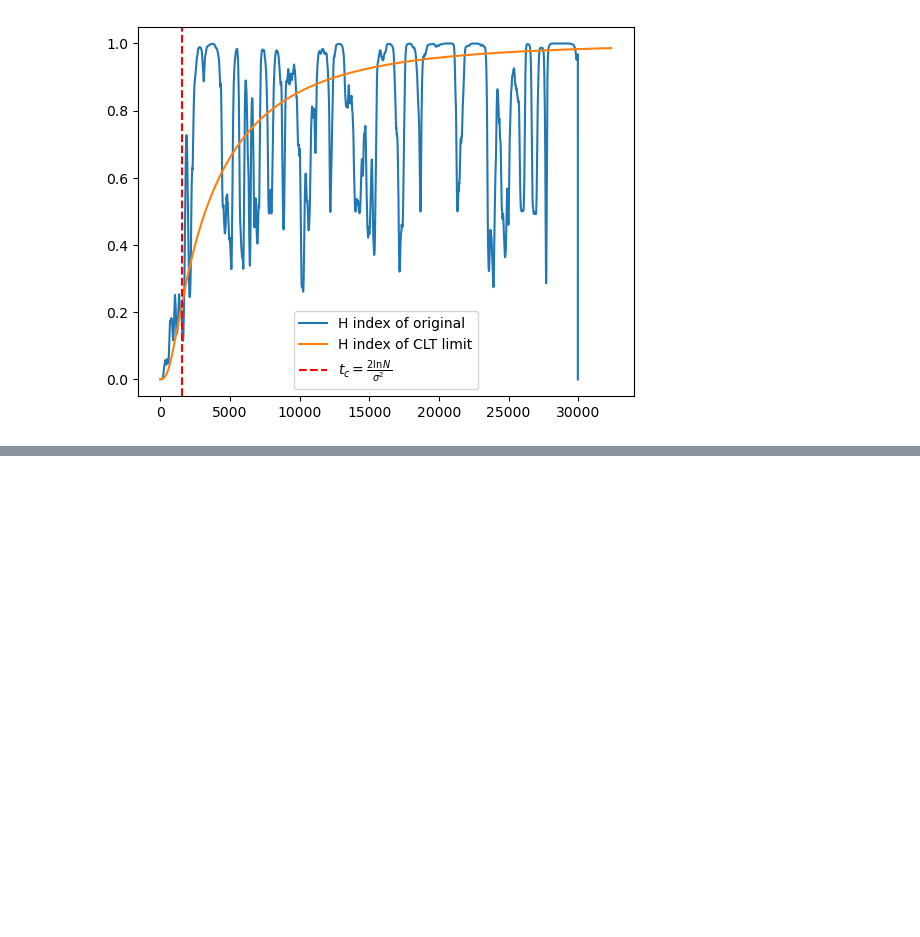
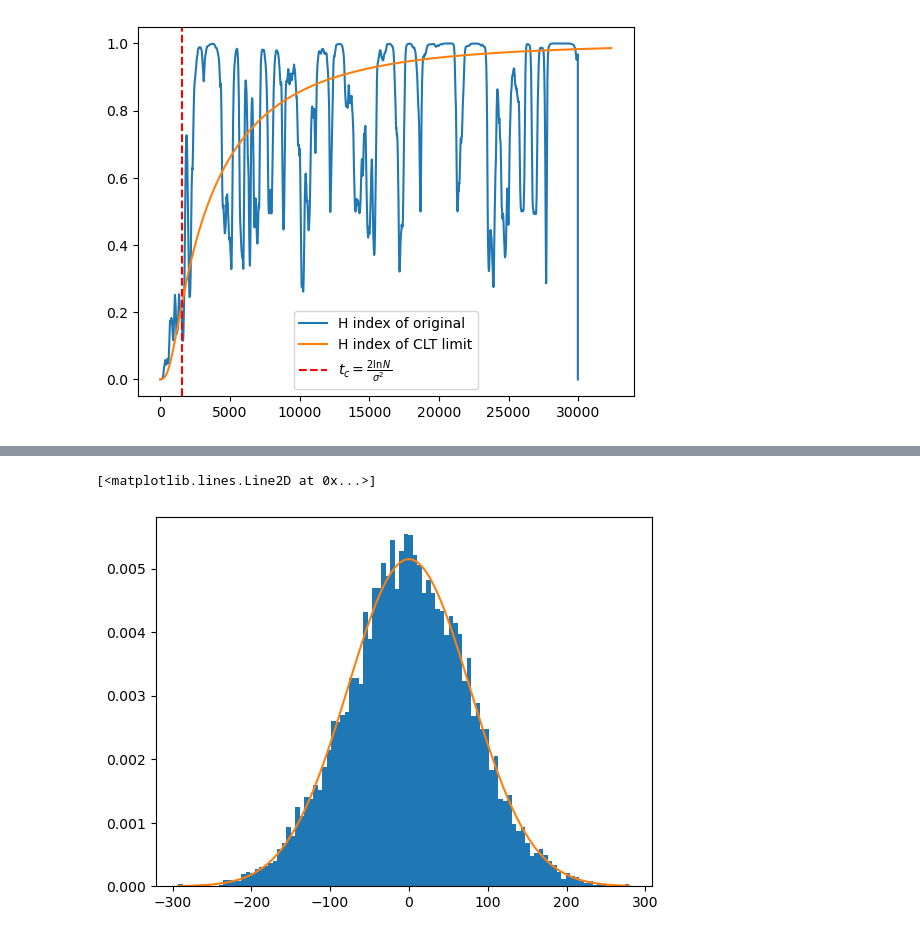
Before and after one commit to std92050/fin_math_110021515, a Jupyter notebook: complex system/Multiplicative_growth_model.ipynb, the cells around one changed output, grey strips where cells are left out. Drawn from its saved outputs; the diff is of its cells as text; code cells hidden in the pictures; blank space fills up the shorter version.

```diff
--- a/complex system/Multiplicative_growth_model.ipynb
+++ b/complex system/Multiplicative_growth_model.ipynb
@@ -147,0 +154,14 @@ plt.legend()
+# %%
+def integral(T,tau_c,sigma):
+    dt = 0.01
+    N = int(np.floor(T/dt))
+    c = 1-dt/tau_c
+    std = (sigma**2*dt/(1-c**2))**(1/2)
+    epsilon_array = np.random.normal(0,sigma*np.sqrt(dt),N)
+    eta=np.random.normal(0,std)
+    integral_value = 0
+    for n in range(1,N+1):
+        eta_new = c*eta+epsilon_array[n-1]
+        integral_value += (eta)*dt
+        eta = eta_new
+    return integral_value
@@ -147,0 +176,10 @@ plt.legend()
+# %%
+tau_c=1.31
+dt=0.01
+sigma=1.87
+runs=10000
+integral_array_3= np.zeros(runs)
+for i in range(len(integral_array)):
+    if i%1000==0:
+        print(i)
+    integral_array_3[i]=integral(1000,tau_c,sigma)
@@ -147,0 +199,7 @@ plt.legend()
+# %%
+prob, bins, patches =plt.hist(integral_array_3,bins=100,density=True);
+#plt.hist(integral_array_2,bins=100,density=True);
+plt.plot(bins, scipy.stats.norm.pdf(bins,0, tau_c*sigma*np.sqrt(1000)))
+# %% [output]
+[<matplotlib.lines.Line2D at 0x...>]
+[figure, added]
```
Also changed, not shown: parts of 9 cells of this notebook, 2 other files.
